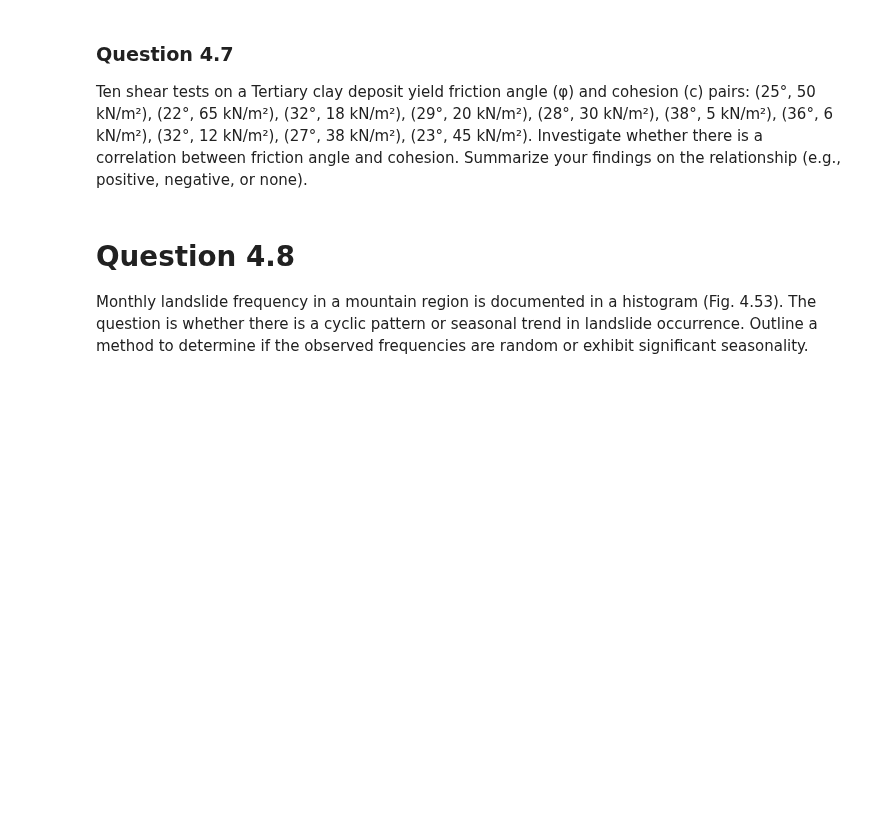
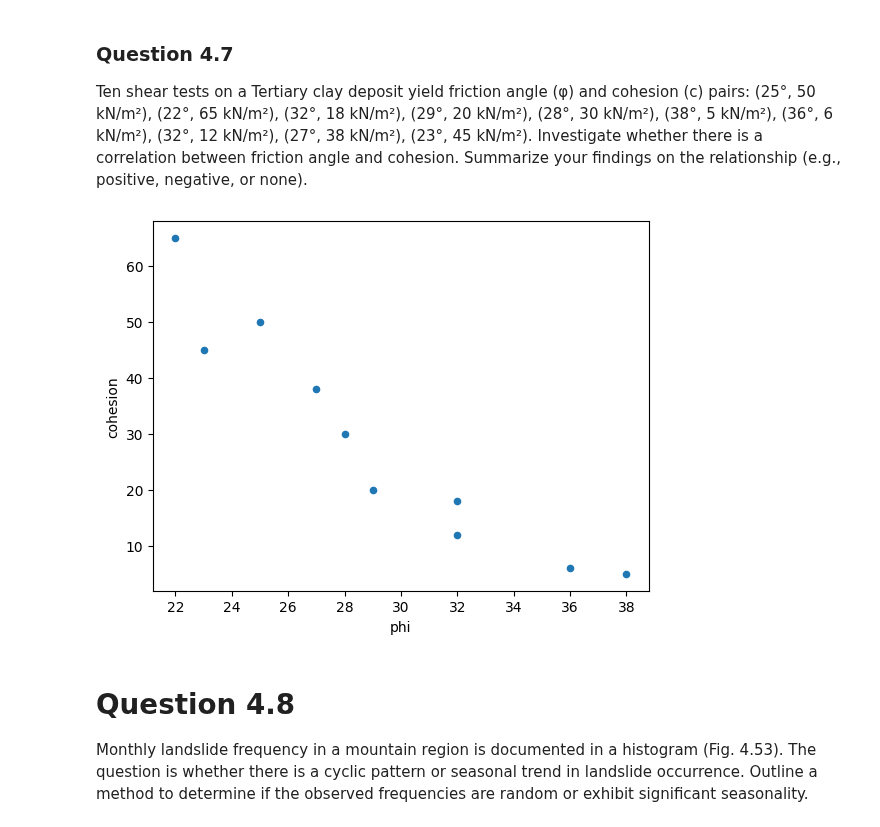
Before and after one commit to iGeology-Illinois/geol-581-module-3-principles-of-uncertainty-chapter-4-seanb7, a Jupyter notebook: GEOL581_M3StatsHW.ipynb, the cells around one changed output. Saved outputs shown, nothing was run; the diff lists cells and outputs as text; code cells hidden in the pictures; blank space fills up the shorter version.

```diff
--- a/GEOL581_M3StatsHW.ipynb
+++ b/GEOL581_M3StatsHW.ipynb
@@ -310,21 +322,33 @@ Ten shear tests on a Tertiary clay deposit yield friction angle (φ) and cohesio
 # %%
 # Hints and Starting Code for Question 4.7
 
 import numpy as np
 import pandas as pd
 import matplotlib.pyplot as plt
 from scipy.stats import pearsonr
 
 # Approach Hints:
 # 1. Store the friction angle and cohesion data in numpy arrays or a pandas DataFrame.
 # 2. Plot φ vs. c to visualize potential correlation.
 # 3. Calculate Pearson's correlation coefficient using pearsonr or a similar function.
 # 4. Interpret whether the correlation is statistically significant and positive/negative.
 
 # Example structure:
 # phi = np.array([25, 22, 32, 29, 28, 38, 36, 32, 27, 23])
 # cohesion = np.array([50, 65, 18, 20, 30, 5, 6, 12, 38, 45])
 # correlation_coefficient, p_value = pearsonr(phi, cohesion)
+
+# Sample Data
+phi = np.array([25, 22, 32, 29, 28, 38, 36, 32, 27, 23])
+cohesion = np.array([50, 65, 18, 20, 30, 5, 6, 12, 38, 45])
+correlation_coefficient, p_value = pearsonr(phi, cohesion)
+
+# Potential Correlation Graphed
+plot_data = pd.DataFrame({'phi': phi, 'cohesion': cohesion})
+plot_data.plot(x='phi', y='cohesion', kind='scatter')
+plt.show()
+# %% [output]
+[figure, added]
 # %% [markdown]
 # Question 4.8
 Monthly landslide frequency in a mountain region is documented in a histogram (Fig. 4.53). The question is whether there is a cyclic pattern or seasonal trend in landslide occurrence. Outline a method to determine if the observed frequencies are random or exhibit significant seasonality.
```
Also changed, not shown: parts of 1 cell of this notebook.
